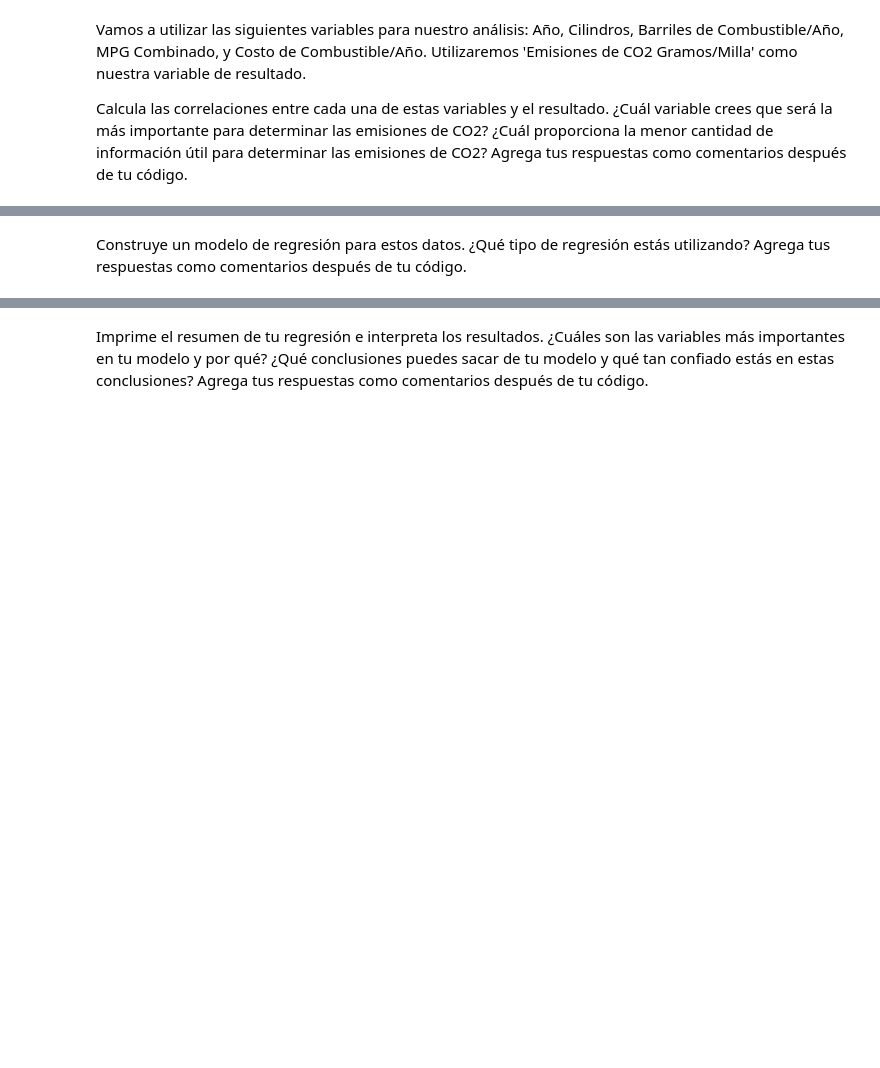
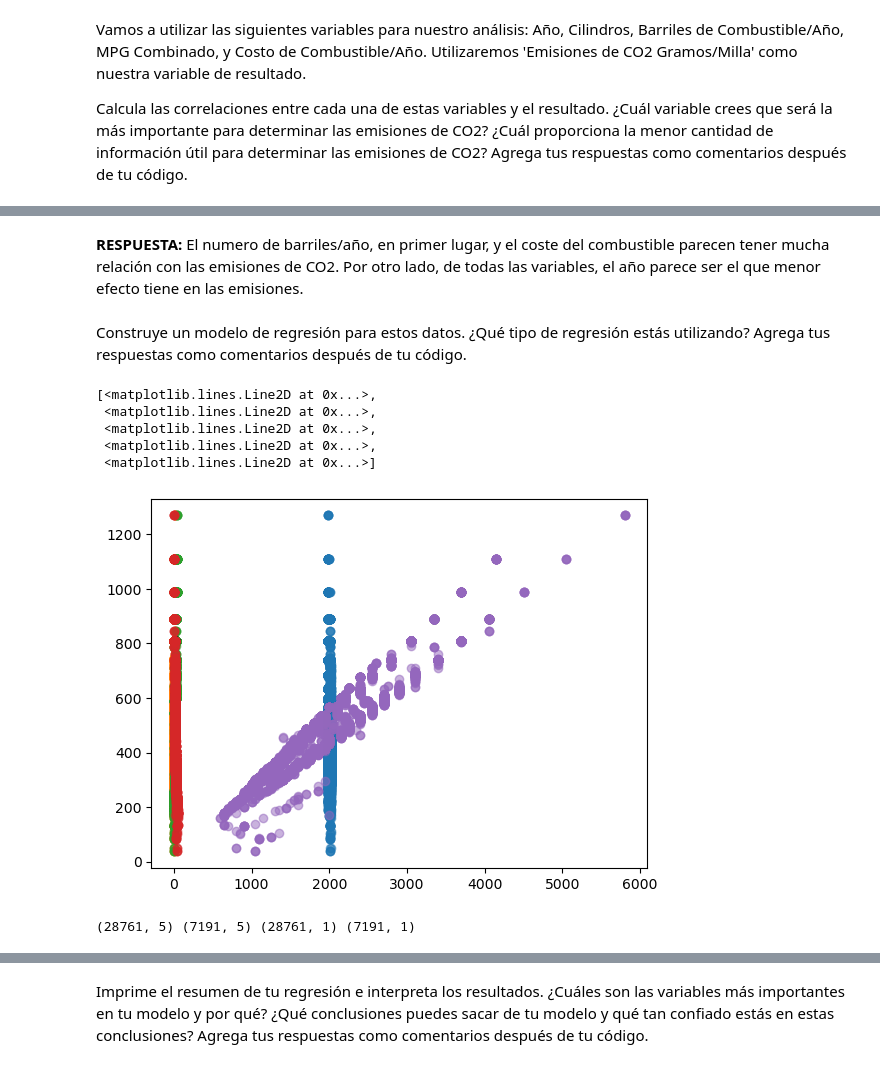
Before and after one commit to tatanapier/Week09_Session41_lab-regression-analysis-es, a Jupyter notebook: your-code/lab-regression-analysis-esp.ipynb, the cells around one changed output, grey strips where cells are left out. Drawn from its saved outputs; the diff is of its cells as text; code cells hidden in the pictures; blank space fills up the shorter version.

```diff
--- a/your-code/lab-regression-analysis-esp.ipynb
+++ b/your-code/lab-regression-analysis-esp.ipynb
@@ -67,4 +156,5 @@ Interpreta los resultados de tu modelo. ¿Qué conclusiones puedes sacar de tu m
 Para la segunda parte de este laboratorio, utilizaremos el conjunto de datos vehicles.csv. Puedes encontrar una copia del conjunto de datos en la carpeta de GitHub. Este conjunto de datos incluye variables relacionadas con las características de los vehículos, incluyendo el modelo, la marca y los estándares de eficiencia energética, así como las emisiones de CO2 de cada coche. Como se discutió en clase, el objetivo de este ejercicio es predecir las emisiones de CO2 de los vehículos basándose en varias variables independientes.
 # %%
 # Import any libraries you may need & the data
-vehicles = pd.read_csv("vehicles.csv")
+vehicles = pd.read_csv("../vehicles.csv")
+vehicles
@@ -76,0 +179,5 @@ Calcula las correlaciones entre cada una de estas variables y el resultado. ¿Cu
+# %%
+# Your code here.
+subset = ['Year','Cylinders','Fuel Barrels/Year','City MPG','Fuel Cost/Year','CO2 Emission Grams/Mile']
+ss_vehicles = vehicles[subset]
+ss_vehicles
@@ -77,2 +208,4 @@ Calcula las correlaciones entre cada una de estas variables y el resultado. ¿Cu
+# %% [markdown]
+**RESPUESTA:** El numero de barriles/año, en primer lugar, y el coste del combustible parecen tener mucha relación con las emisiones de CO2. Por otro lado, de todas las variables, el año parece ser el que menor efecto tiene en las emisiones.
 # %% [markdown]
 Construye un modelo de regresión para estos datos. ¿Qué tipo de regresión estás utilizando? Agrega tus respuestas como comentarios después de tu código.
@@ -80,0 +212,20 @@ Construye un modelo de regresión para estos datos. ¿Qué tipo de regresión es
+# %%
+# Your code here.
+# Decidir variable que queremos predecir
+X = ss_vehicles[['Year','Cylinders','Fuel Barrels/Year','City MPG','Fuel Cost/Year']].values.reshape(-1, 5)
+y = ss_vehicles[['CO2 Emission Grams/Mile']].values
+
+plt.plot(X, y, "o", alpha=.5)
+# %% [output]
+[<matplotlib.lines.Line2D at 0x...>,
+ <matplotlib.lines.Line2D at 0x...>,
+ <matplotlib.lines.Line2D at 0x...>,
+ <matplotlib.lines.Line2D at 0x...>,
+ <matplotlib.lines.Line2D at 0x...>]
+[figure, added]
+# %%
+# Dividir datos en conjuntos de entrenamiento y prueba
+X_train, X_test, y_train, y_test = train_test_split(X, y, test_size=.2)
+print(X_train.shape, X_test.shape, y_train.shape, y_test.shape)
+# %% [output]
+(28761, 5) (7191, 5) (28761, 1) (7191, 1)
```
Also changed, not shown: parts of 44 cells of this notebook.
